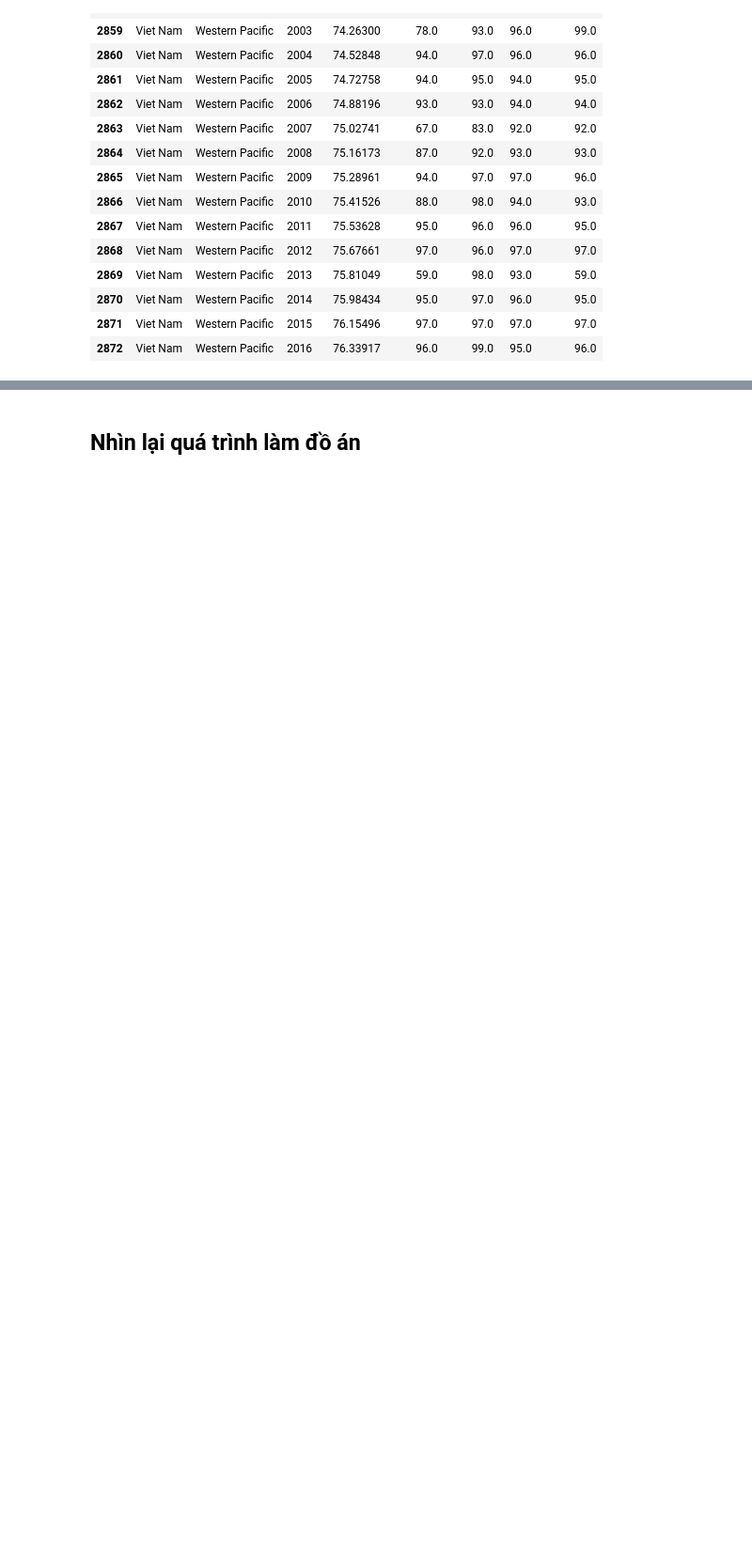
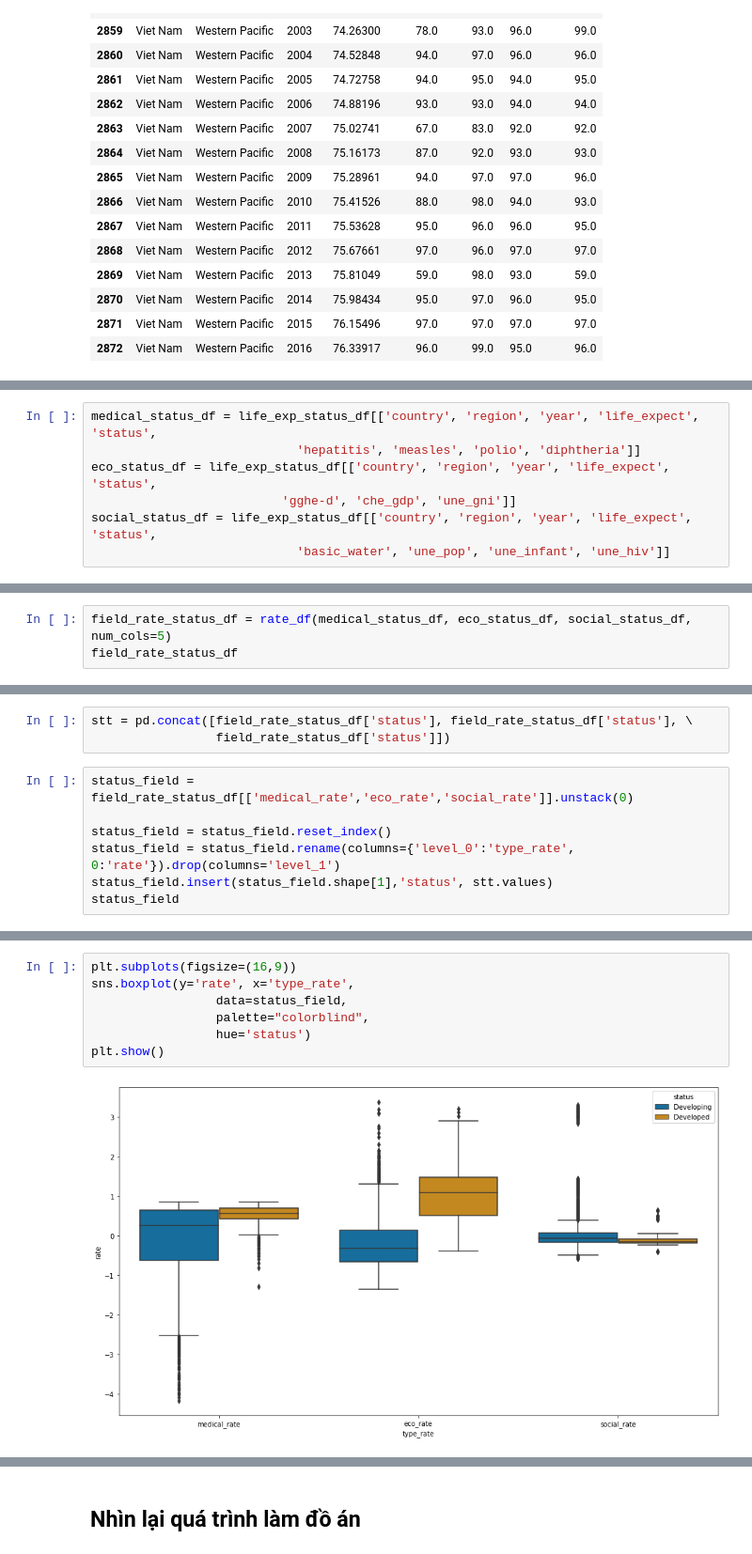
Before and after one commit to tronglocbrvt/FinalProject-P4DS, a Jupyter notebook: 18120197_19120068.ipynb, the cells around one changed output, grey strips where cells are left out. Shown at 94% size. Cells and saved outputs as stored; diff of their text form; blank space fills up the shorter version.

```diff
--- a/18120197_19120068.ipynb
+++ b/18120197_19120068.ipynb
@@ -1458,0 +1629,7 @@ medical_df[medical_df['country'] == 'Viet Nam']
+# %%
+medical_status_df = life_exp_status_df[['country', 'region', 'year', 'life_expect', 'status',
+                            'hepatitis', 'measles', 'polio', 'diphtheria']]
+eco_status_df = life_exp_status_df[['country', 'region', 'year', 'life_expect', 'status',
+                          'gghe-d', 'che_gdp', 'une_gni']]
+social_status_df = life_exp_status_df[['country', 'region', 'year', 'life_expect', 'status',
+                            'basic_water', 'une_pop', 'une_infant', 'une_hiv']]
@@ -1458,0 +1638,3 @@ medical_df[medical_df['country'] == 'Viet Nam']
+# %%
+field_rate_status_df = rate_df(medical_status_df, eco_status_df, social_status_df, num_cols=5)
+field_rate_status_df
@@ -1458,0 +1657,10 @@ medical_df[medical_df['country'] == 'Viet Nam']
+# %%
+stt = pd.concat([field_rate_status_df['status'], field_rate_status_df['status'], \
+                 field_rate_status_df['status']])
+# %%
+status_field = field_rate_status_df[['medical_rate','eco_rate','social_rate']].unstack(0)
+
+status_field = status_field.reset_index()
+status_field = status_field.rename(columns={'level_0':'type_rate', 0:'rate'}).drop(columns='level_1')
+status_field.insert(status_field.shape[1],'status', stt.values)
+status_field
@@ -1458,0 +1681,9 @@ medical_df[medical_df['country'] == 'Viet Nam']
+# %%
+plt.subplots(figsize=(16,9))
+sns.boxplot(y='rate', x='type_rate',
+                 data=status_field,
+                 palette="colorblind",
+                 hue='status')
+plt.show()
+# %% [output]
+[figure, added]
```
Also changed, not shown: parts of 80 cells of this notebook, 1 other file.
